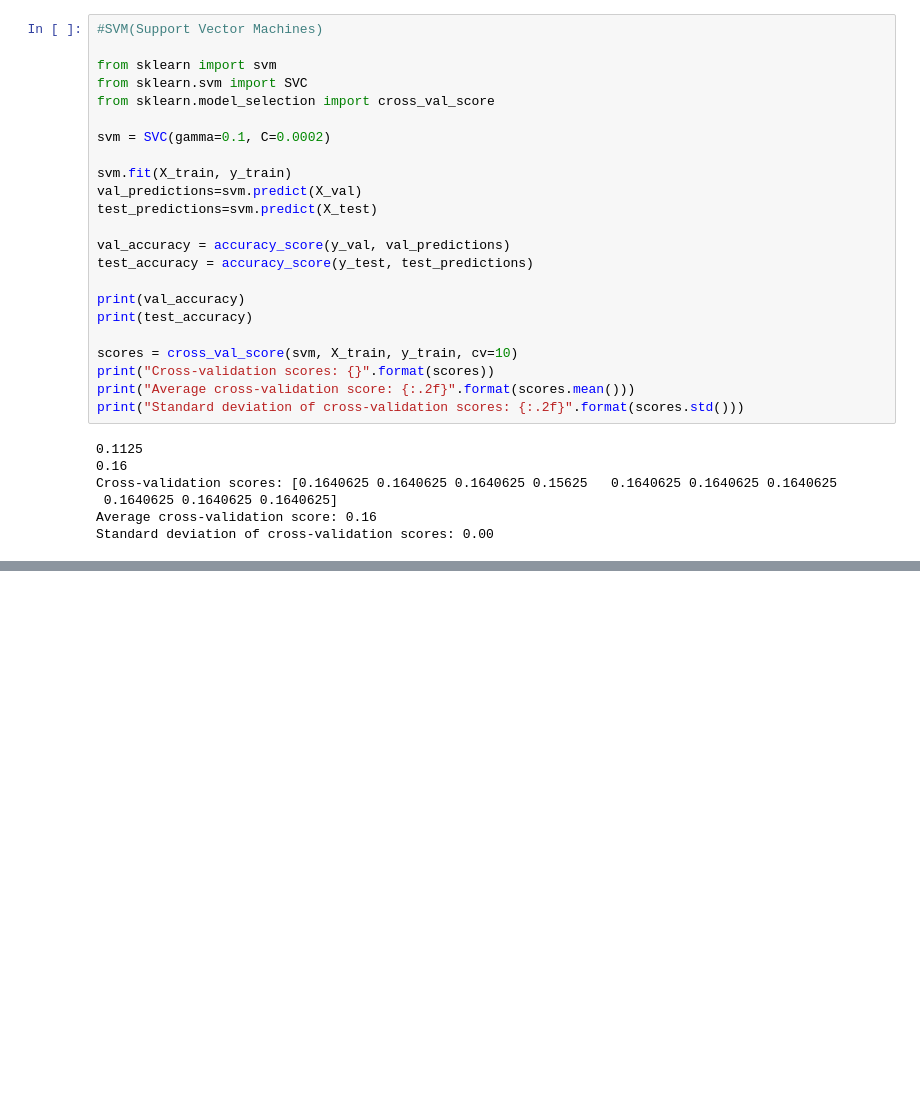
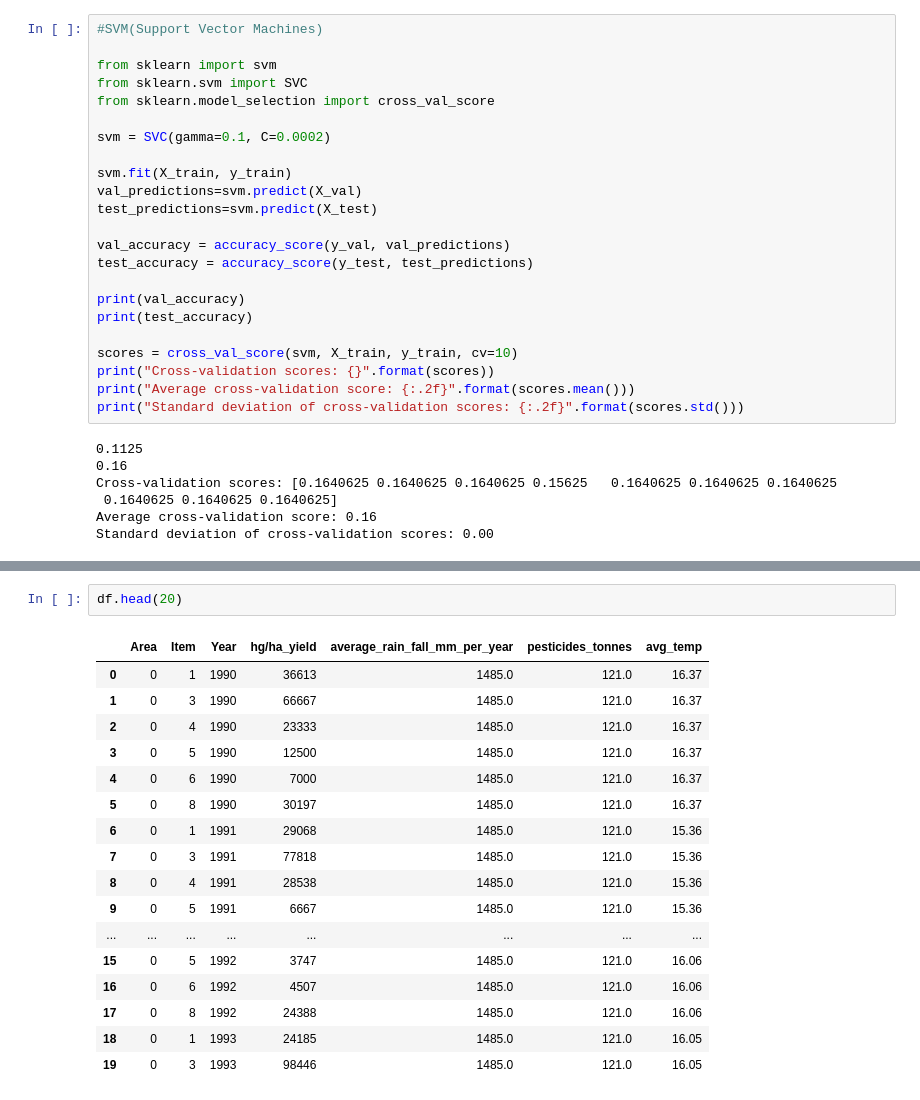
Before and after one commit to joshwu108/Sustainable-Software, a Jupyter notebook: model.ipynb, the cells around one changed output, grey strips where cells are left out. Saved outputs shown, nothing was run; the diff lists cells and outputs as text; blank space fills up the shorter version.

```diff
--- a/model.ipynb
+++ b/model.ipynb
@@ -200,0 +288,20 @@ Model Loss: 1.999, Model Accuracy: 0.112
+# %%
+df.head(20)
+# %% [output]
+|  | Area | Item | Year | hg/ha_yield | average_rain_fall_mm_per_year | pesticides_tonnes | avg_temp |
+| 0 | 0 | 1 | 1990 | 36613 | 1485.0 | 121.0 | 16.37 |
+| 1 | 0 | 3 | 1990 | 66667 | 1485.0 | 121.0 | 16.37 |
+| 2 | 0 | 4 | 1990 | 23333 | 1485.0 | 121.0 | 16.37 |
+| 3 | 0 | 5 | 1990 | 12500 | 1485.0 | 121.0 | 16.37 |
+| 4 | 0 | 6 | 1990 | 7000 | 1485.0 | 121.0 | 16.37 |
+| 5 | 0 | 8 | 1990 | 30197 | 1485.0 | 121.0 | 16.37 |
+| 6 | 0 | 1 | 1991 | 29068 | 1485.0 | 121.0 | 15.36 |
+| 7 | 0 | 3 | 1991 | 77818 | 1485.0 | 121.0 | 15.36 |
+| 8 | 0 | 4 | 1991 | 28538 | 1485.0 | 121.0 | 15.36 |
+| 9 | 0 | 5 | 1991 | 6667 | 1485.0 | 121.0 | 15.36 |
+| ... | ... | ... | ... | ... | ... | ... | ... |
+| 15 | 0 | 5 | 1992 | 3747 | 1485.0 | 121.0 | 16.06 |
+| 16 | 0 | 6 | 1992 | 4507 | 1485.0 | 121.0 | 16.06 |
+| 17 | 0 | 8 | 1992 | 24388 | 1485.0 | 121.0 | 16.06 |
+| 18 | 0 | 1 | 1993 | 24185 | 1485.0 | 121.0 | 16.05 |
+| 19 | 0 | 3 | 1993 | 98446 | 1485.0 | 121.0 | 16.05 |
```
Also changed, not shown: parts of 10 cells of this notebook.
